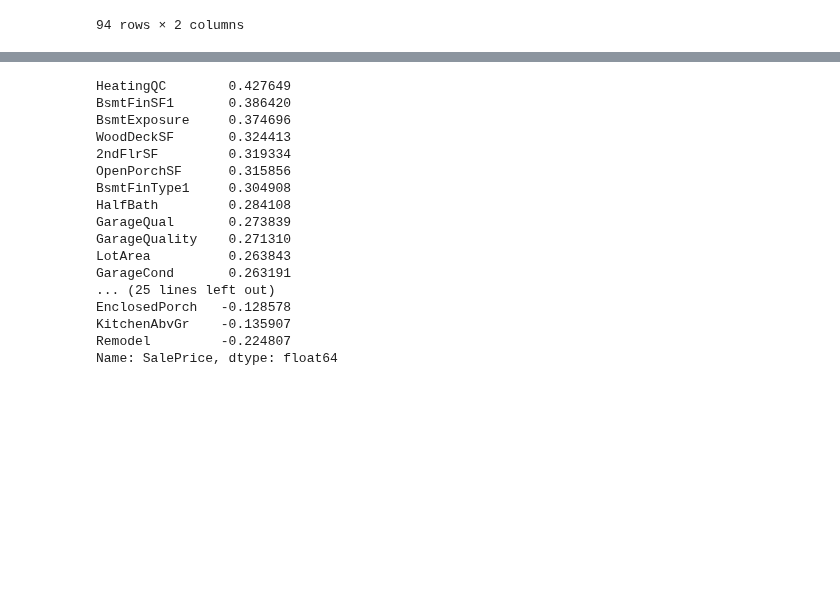
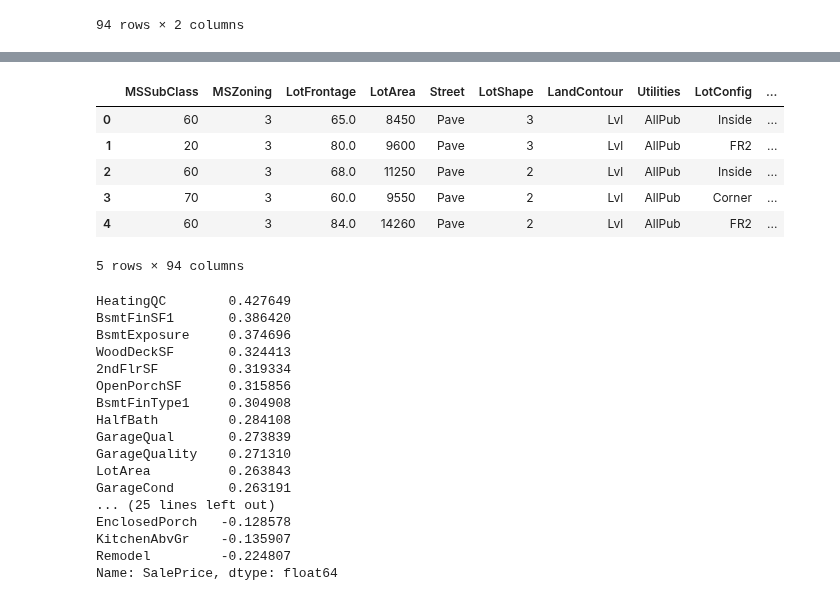
Before and after one commit to TiGaI/HousingPriceKaggleProject3, a Jupyter notebook: ames_eda.ipynb, the cells around one changed output, grey strips where cells are left out. Saved outputs shown, nothing was run; the diff lists cells and outputs as text; code cells hidden in the pictures; blank space fills up the shorter version.

```diff
--- a/ames_eda.ipynb
+++ b/ames_eda.ipynb
@@ -14,6 +14,10 @@ from sklearn.tree import DecisionTreeRegressor
 from sklearn.ensemble import RandomForestRegressor
 
 %matplotlib inline
+
+#Add max display column
+pd.set_option('display.max_columns', None)
+pd.set_option('display.max_rows', None)
 # %% [markdown]
 **Jupyterhub sux**
 
@@ -454,4 +459,14 @@ Index(['MSSubClass', 'MSZoning', 'LotFrontage', 'LotArea', 'Street',
       dtype='object')
+# %%
+train_full1.head()
+# %% [output]
+|  | MSSubClass | MSZoning | LotFrontage | LotArea | Street | LotShape | LandContour | Utilities | LotConfig | ... |
+| 0 | 60 | 3 | 65.0 | 8450 | Pave | 3 | Lvl | AllPub | Inside | ... |
+| 1 | 20 | 3 | 80.0 | 9600 | Pave | 3 | Lvl | AllPub | FR2 | ... |
+| 2 | 60 | 3 | 68.0 | 11250 | Pave | 2 | Lvl | AllPub | Inside | ... |
+| 3 | 70 | 3 | 60.0 | 9550 | Pave | 2 | Lvl | AllPub | Corner | ... |
+| 4 | 60 | 3 | 84.0 | 14260 | Pave | 2 | Lvl | AllPub | FR2 | ... |
+5 rows × 94 columns
 # %%
 train_full1.corr()['SalePrice'].sort_values(ascending=False)[]
 # %% [output]
```
Also changed, not shown: parts of 2 cells of this notebook.
